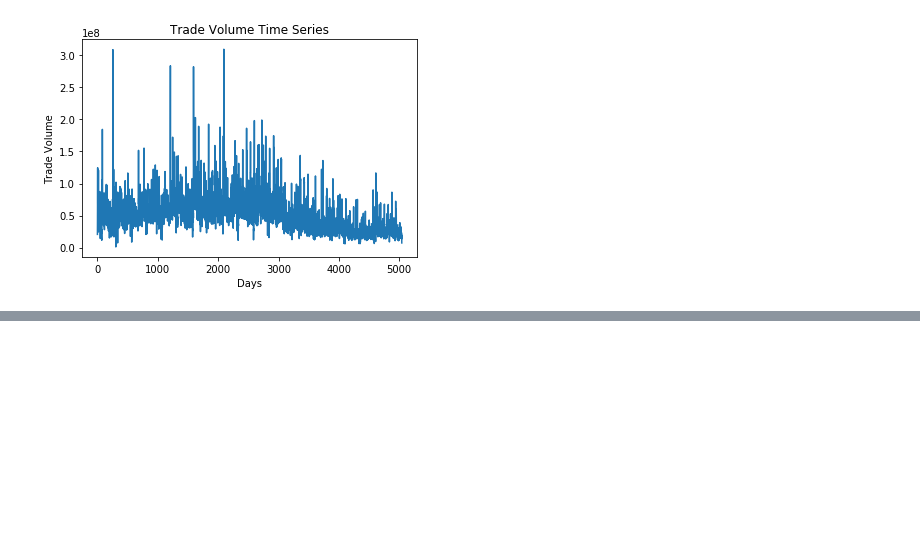
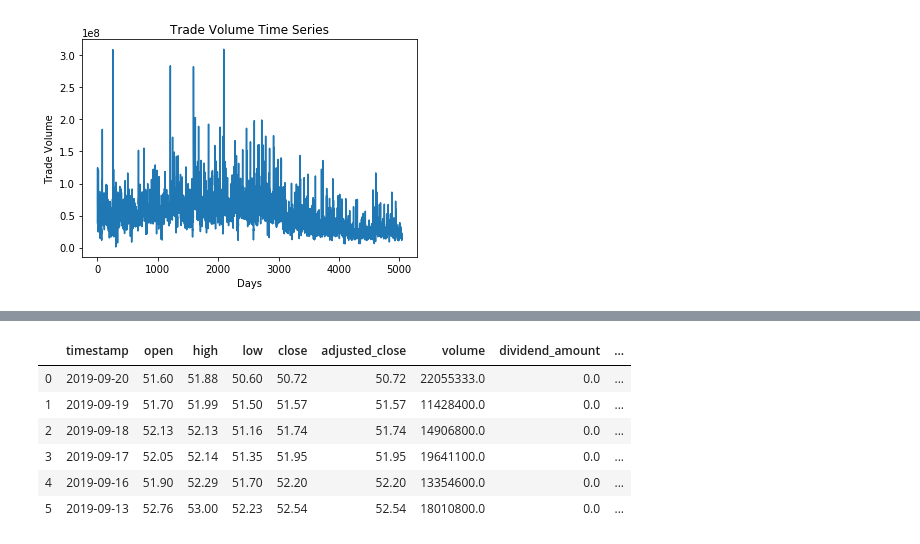
Before and after one commit to Evbor/Stock_Analysis, a Jupyter notebook: research/FinTech.ipynb, the cells around one changed output, grey strips where cells are left out. Drawn from its saved outputs; the diff is of its cells as text; code cells hidden in the pictures; blank space fills up the shorter version.

```diff
--- a/research/FinTech.ipynb
+++ b/research/FinTech.ipynb
@@ -331,0 +395,10 @@ for yr in range(edgar_start_yr, edgar_current_yr + 1):
+# %%
+df.head(6)
+# %% [output]
+|  | timestamp | open | high | low | close | adjusted_close | volume | dividend_amount | ... |
+| 0 | 2019-09-20 | 51.60 | 51.88 | 50.60 | 50.72 | 50.72 | 22055333.0 | 0.0 | ... |
+| 1 | 2019-09-19 | 51.70 | 51.99 | 51.50 | 51.57 | 51.57 | 11428400.0 | 0.0 | ... |
+| 2 | 2019-09-18 | 52.13 | 52.13 | 51.16 | 51.74 | 51.74 | 14906800.0 | 0.0 | ... |
+| 3 | 2019-09-17 | 52.05 | 52.14 | 51.35 | 51.95 | 51.95 | 19641100.0 | 0.0 | ... |
+| 4 | 2019-09-16 | 51.90 | 52.29 | 51.70 | 52.20 | 52.20 | 13354600.0 | 0.0 | ... |
+| 5 | 2019-09-13 | 52.76 | 53.00 | 52.23 | 52.54 | 52.54 | 18010800.0 | 0.0 | ... |
```
Also changed, not shown: parts of 24 cells of this notebook.
